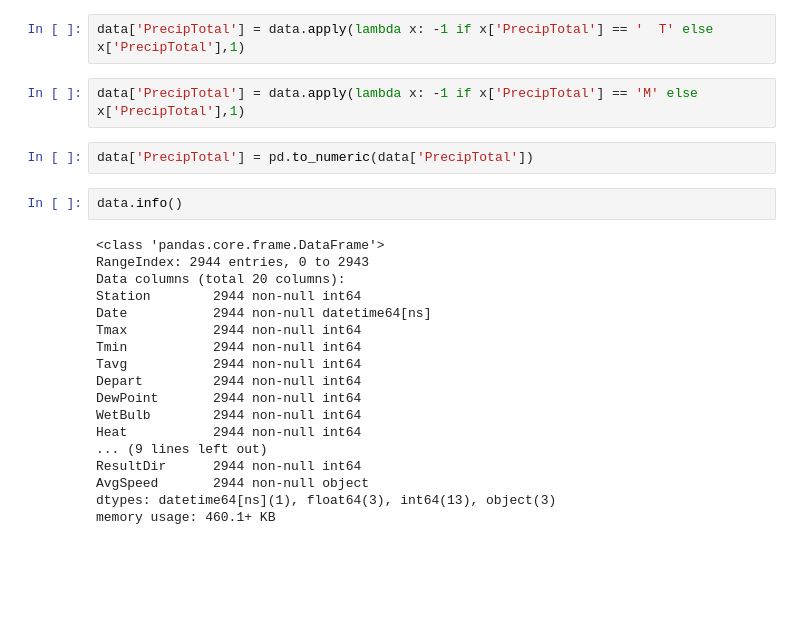
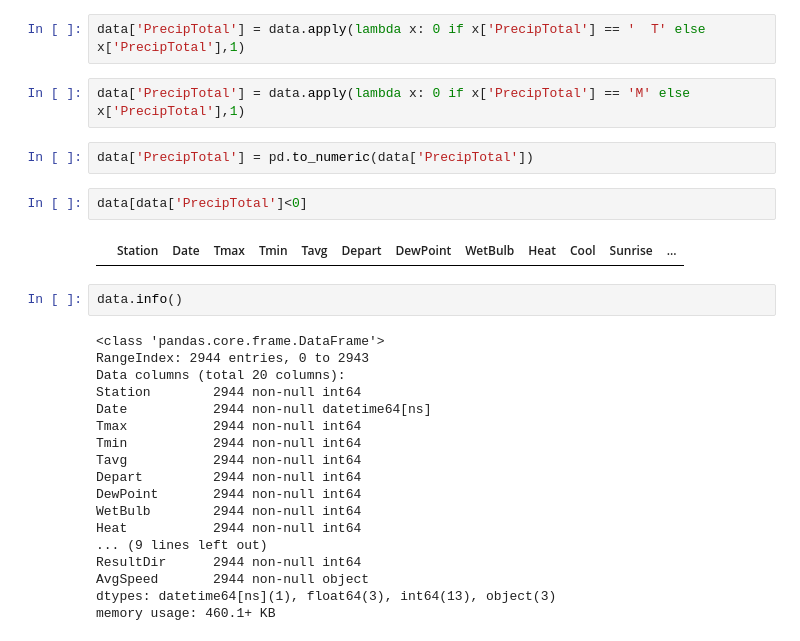
Before and after one commit to camarenad/wnv_prevention, a Jupyter notebook: cl/Weather_Data_Cleaning.ipynb, the cells around one changed output. Saved outputs shown, nothing was run; the diff lists cells and outputs as text; blank space fills up the shorter version.

Commit message:
fixing precipitation

```diff
--- a/cl/Weather_Data_Cleaning.ipynb
+++ b/cl/Weather_Data_Cleaning.ipynb
@@ -321,10 +321,14 @@ data['PrecipTotal'].value_counts()
 Name: PrecipTotal, Length: 168, dtype: int64
 # %%
-data['PrecipTotal'] = data.apply(lambda x: -1 if x['PrecipTotal'] == '  T' else x['PrecipTotal'],1)
+data['PrecipTotal'] = data.apply(lambda x: 0 if x['PrecipTotal'] == '  T' else x['PrecipTotal'],1)
 # %%
-data['PrecipTotal'] = data.apply(lambda x: -1 if x['PrecipTotal'] == 'M' else x['PrecipTotal'],1)
+data['PrecipTotal'] = data.apply(lambda x: 0 if x['PrecipTotal'] == 'M' else x['PrecipTotal'],1)
 # %%
 data['PrecipTotal'] = pd.to_numeric(data['PrecipTotal'])
+# %%
+data[data['PrecipTotal']<0]
+# %% [output]
+|  | Station | Date | Tmax | Tmin | Tavg | Depart | DewPoint | WetBulb | Heat | Cool | Sunrise | ... |
 # %%
 data.info()
 # %% [output]
```
Also changed, not shown: parts of 2 cells of this notebook, 1 other file.
